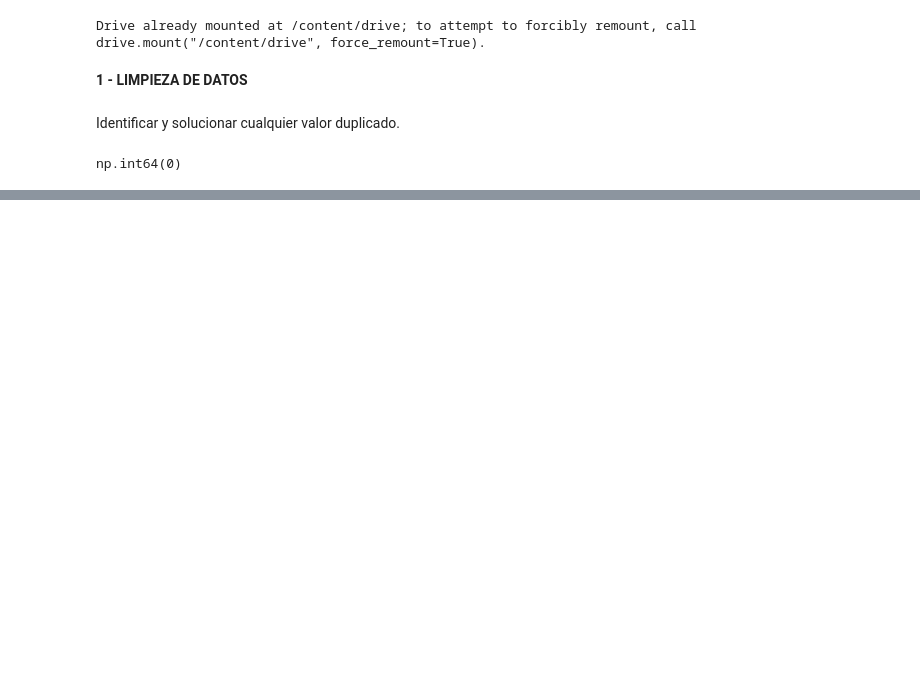
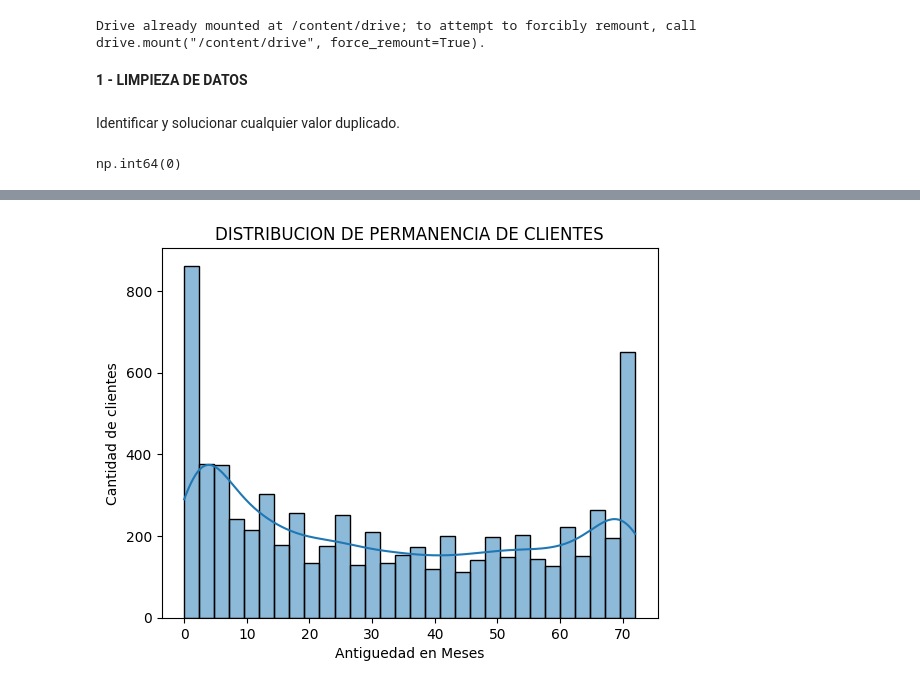
Before and after one commit to LksRubilar/Bootcamp_Skillnest-Examen_1, a Jupyter notebook: Examen_01.ipynb, the cells around one changed output, grey strips where cells are left out. Drawn from its saved outputs; the diff is of its cells as text; code cells hidden in the pictures; blank space fills up the shorter version.

```diff
--- a/Examen_01.ipynb
+++ b/Examen_01.ipynb
@@ -266,0 +152,11 @@ df[['ID_Venta', 'Descuento_Valor']].head()
+# %%
+# 2. Distribución de "Tenure"
+#En el siguiente grafico visualizaremos la cantidad de clientes que hay segun antiguedad con la compañia en meses. Es decir su comportamiento en relacion a su desercion.
+# Para este caso podemos visualizar que nuestros primeros clientes tuvieron una gran permanencia, no obstante la expresion en el tiempo indica que tenemos una gran incorporacion de clientes pero una baja permanencia.
+sns.histplot(df['tenure'], kde=True, bins=30)
+plt.title("DISTRIBUCION DE PERMANENCIA DE CLIENTES")
+plt.ylabel("Cantidad de clientes")
+plt.xlabel("Antiguedad en Meses")
+plt.show()
+# %% [output]
+[figure, added]
```
Also changed, not shown: parts of 52 cells of this notebook.
